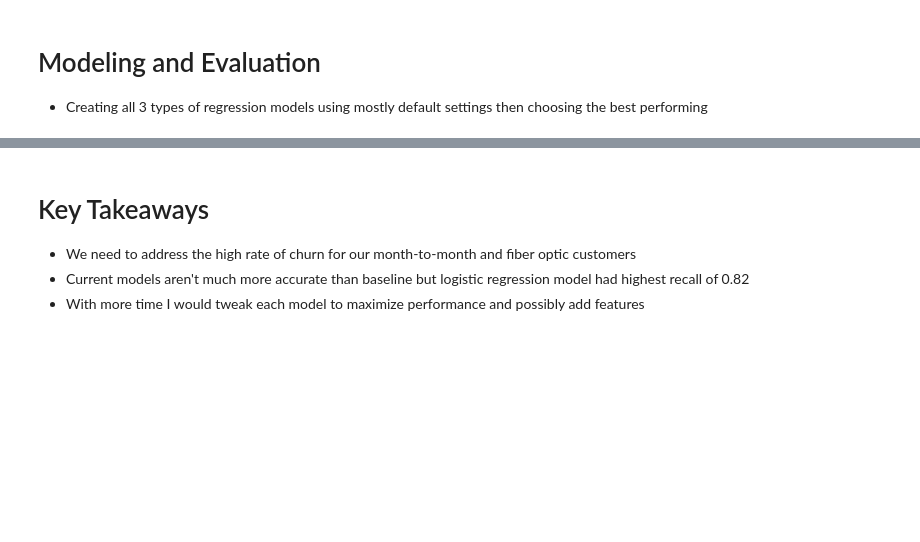
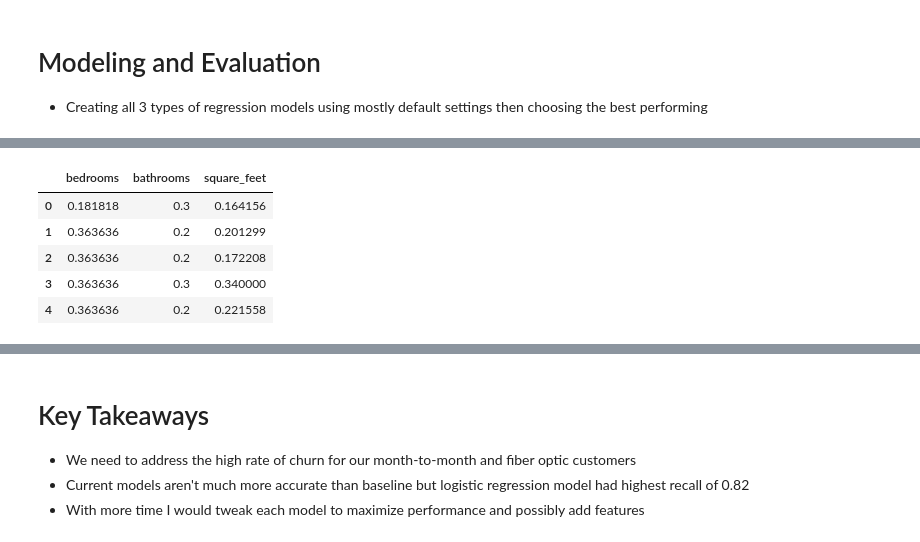
Before and after one commit to Ken-Alviola/Regression-Project-Zillow, a Jupyter notebook: Regression_Project_Zillow.ipynb, the cells around one changed output, grey strips where cells are left out. Cells and saved outputs as stored; diff of their text form; code cells hidden in the pictures; blank space fills up the shorter version.

```diff
--- a/Regression_Project_Zillow.ipynb
+++ b/Regression_Project_Zillow.ipynb
@@ -498,0 +406,13 @@ predicted_df.to_csv('churn_predictions.csv')
+# %%
+# scaling data
+X_train_scaled_mvp, X_validate_scaled_mvp, X_test_scaled_mvp = scale_data(X_train_mvp, X_validate_mvp, X_test_mvp)
+# %%
+#setting baseline
+X_train_scaled_mvp.head()
+# %% [output]
+|  | bedrooms | bathrooms | square_feet |
+| 0 | 0.181818 | 0.3 | 0.164156 |
+| 1 | 0.363636 | 0.2 | 0.201299 |
+| 2 | 0.363636 | 0.2 | 0.172208 |
+| 3 | 0.363636 | 0.3 | 0.340000 |
+| 4 | 0.363636 | 0.2 | 0.221558 |
```
Also changed, not shown: parts of 98 cells of this notebook, 2 other files.
